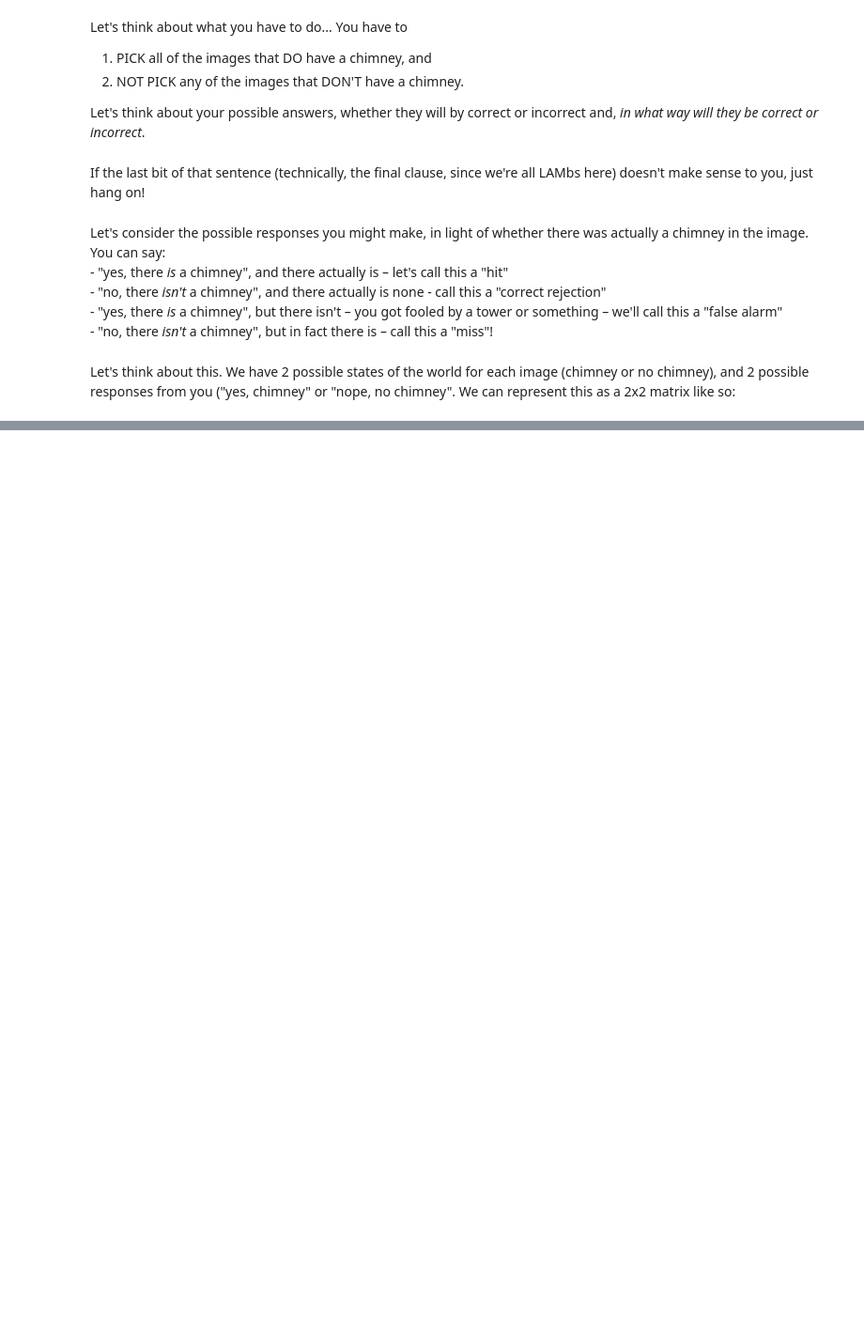
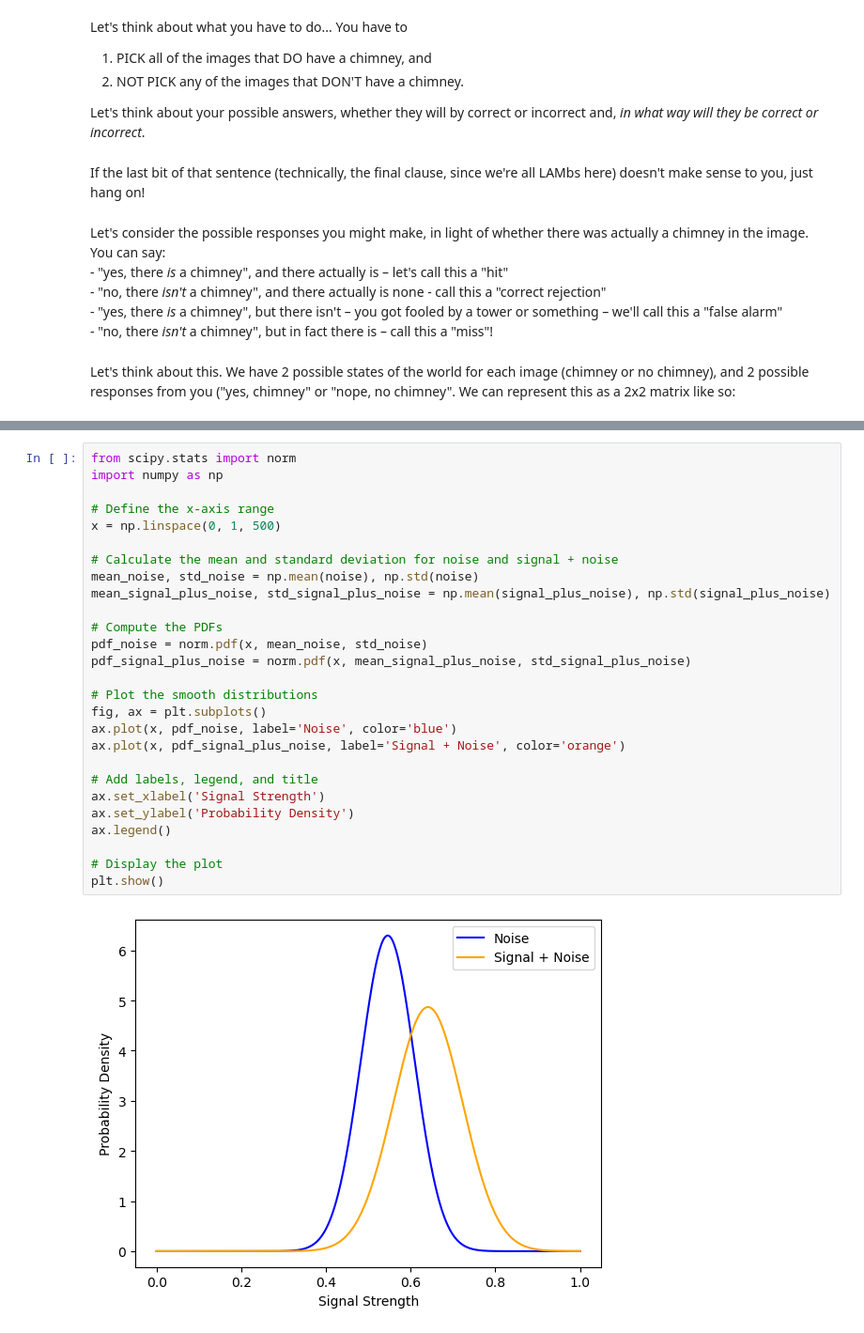
Before and after one commit to psychdatascience/FDS-CourseTwo, a Jupyter notebook: Other/ConfusionMatrix/confusion_matrix.ipynb, the cells around one changed output, grey strips where cells are left out. Shown: that part at 94% size. Saved outputs shown, nothing was run; the diff lists cells and outputs as text; blank space fills up the shorter version.

```diff
--- a/Other/ConfusionMatrix/confusion_matrix.ipynb
+++ b/Other/ConfusionMatrix/confusion_matrix.ipynb
@@ -30,0 +140,29 @@ Like this:
+# %%
+from scipy.stats import norm
+import numpy as np
+
+# Define the x-axis range
+x = np.linspace(0, 1, 500)
+
+# Calculate the mean and standard deviation for noise and signal + noise
+mean_noise, std_noise = np.mean(noise), np.std(noise)
+mean_signal_plus_noise, std_signal_plus_noise = np.mean(signal_plus_noise), np.std(signal_plus_noise)
+
+# Compute the PDFs
+pdf_noise = norm.pdf(x, mean_noise, std_noise)
+pdf_signal_plus_noise = norm.pdf(x, mean_signal_plus_noise, std_signal_plus_noise)
+
+# Plot the smooth distributions
+fig, ax = plt.subplots()
+ax.plot(x, pdf_noise, label='Noise', color='blue')
+ax.plot(x, pdf_signal_plus_noise, label='Signal + Noise', color='orange')
+
+# Add labels, legend, and title
+ax.set_xlabel('Signal Strength')
+ax.set_ylabel('Probability Density')
+ax.legend()
+
+# Display the plot
+plt.show()
+# %% [output]
+[figure, added]
```
Also changed, not shown: parts of 17 cells of this notebook.
